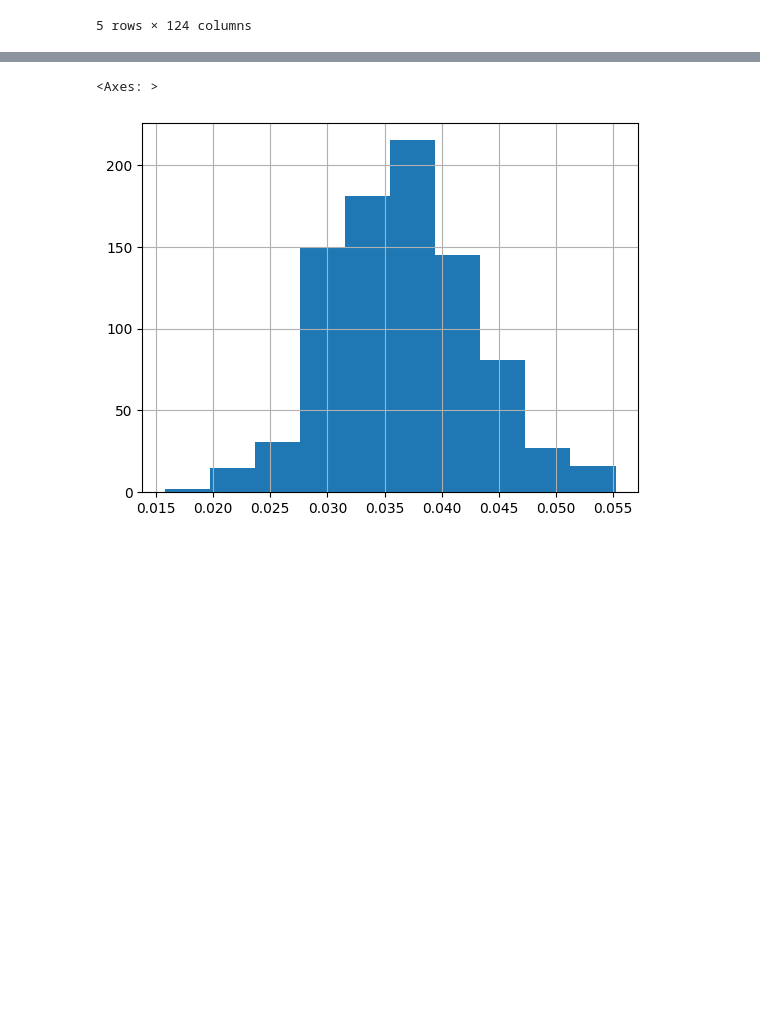
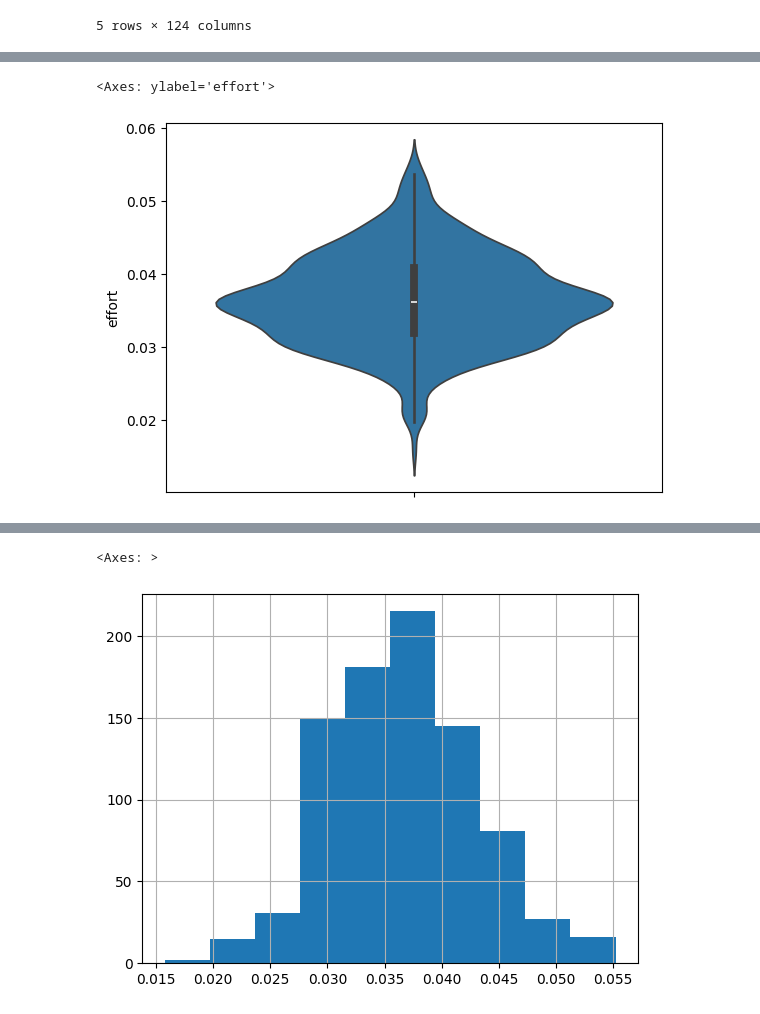
Before and after one commit to SalhaMo/Module-B-semester-2, a Jupyter notebook: Week4.ipynb, the cells around one changed output, grey strips where cells are left out. Drawn from its saved outputs; the diff is of its cells as text; code cells hidden in the pictures; blank space fills up the shorter version.

```diff
--- a/Week4.ipynb
+++ b/Week4.ipynb
@@ -108,0 +157,5 @@ ValueError: Layout of 4x3 must be larger than required size 116
+# %%
+sns.violinplot(Sel_col['effort'])
+# %% [output]
+<Axes: ylabel='effort'>
+[figure, added]
```
Also changed, not shown: parts of 10 cells of this notebook.
